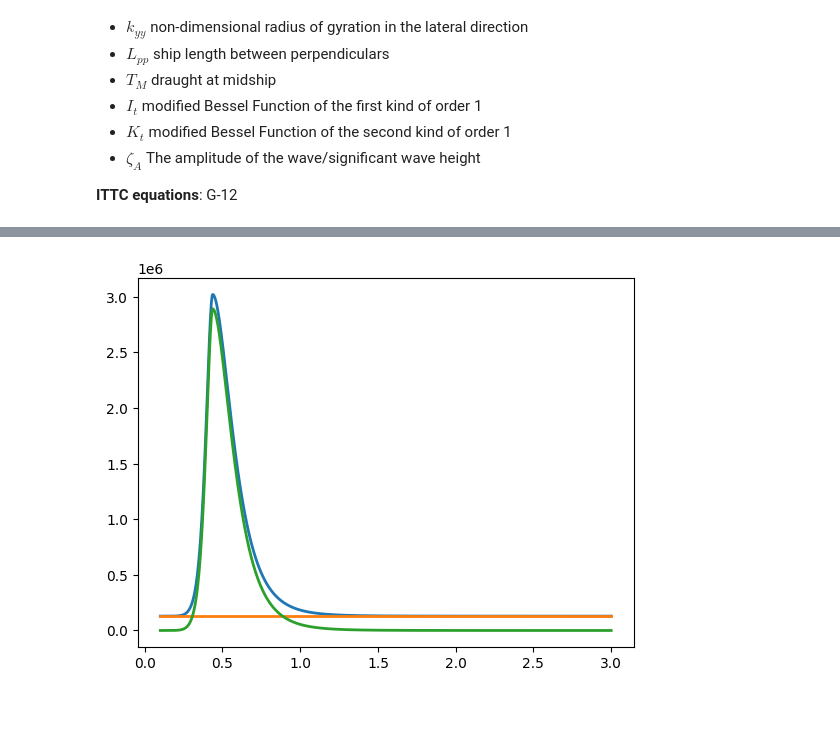
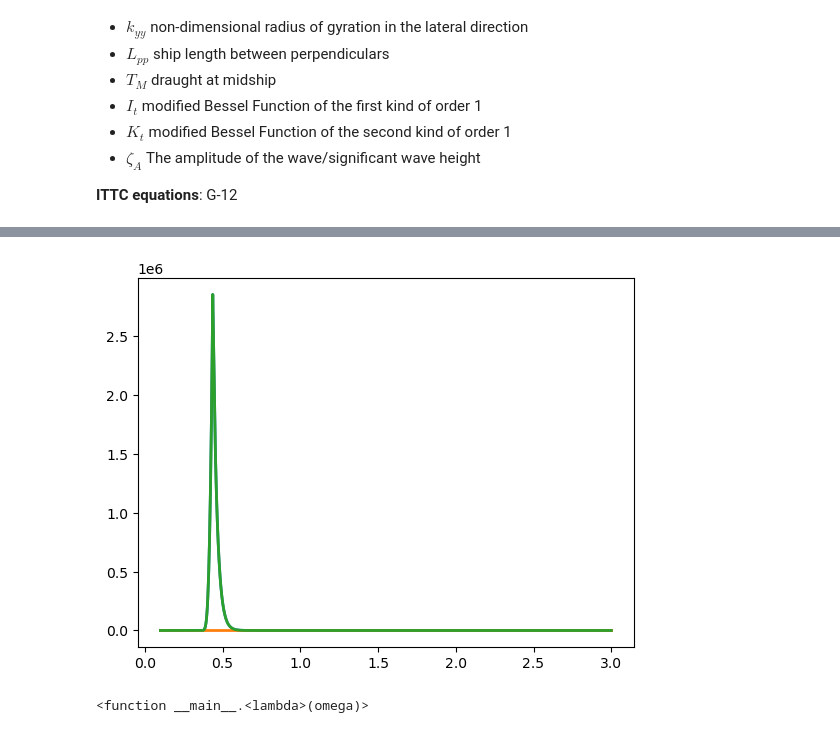
Before and after one commit to silverstream-tech/pyseatrials, a Jupyter notebook: nbs/03_wave_resistance.ipynb, the cells around one changed output, grey strips where cells are left out. Cells and saved outputs as stored; diff of their text form; code cells hidden in the pictures.

```diff
--- a/nbs/03_wave_resistance.ipynb
+++ b/nbs/03_wave_resistance.ipynb
@@ -154,22 +154,22 @@ def _a_1(C_B):
     return 60.3 * C_B**1.34
 
 def _bar_omega_fn(omega, L_pp, g, k_yy, Fr):
-    return (np.sqrt(L_pp / g) * (k_yy**(1/3))) / (1.17 * Fr**(-0.143))*omega
+    return (np.sqrt(L_pp / g) * (k_yy**(1/3))) / (1.17 * 1/ np.power(Fr, 0.143)) * omega
 
 def _b_1(bar_omega):
 
-    logical_test = (bar_omega < 1)
-
-    return (logical_test *11.0) + (~logical_test) *-8.5
+    result = np.where(bar_omega < 1, 11, -8.5)
+    return result
 
 def _d_1(bar_omega, L_pp, B):
 
-    logical_test = (bar_omega < 1)
+    result = np.where(bar_omega < 1, 14, -566 * 1/np.power(L_pp/B, 2.66))
+    return result
 
-    return (logical_test *14.0) + (~logical_test) *(-566 * (L_pp / B)**(-2.66))
 
 def _r_aw(bar_omega, b_1, d_1, a_1, Fr):
-    return (bar_omega**b_1) * np.exp((b_1 / d_1) * (1 - bar_omega**(d_1))) * a_1 * Fr**1.5 * np.exp(3.50 * Fr)
+    return (bar_omega**b_1) * np.exp((b_1 / d_1) * (1 - (1/ np.power(bar_omega, d_1)))) * a_1 * Fr**1.5 * np.exp(3.50 * Fr)
+
 
 def _R_AWML(rho_s, g, zeta_A, B, L_pp, r_aw):
     return ((4 * rho_s * g * zeta_A**2 * B**2) / L_pp ) * r_aw
@@ -255,7 +255,7 @@ Fr = 0.3
 # Example values for other parameters (adjust based on the specific ship)
 omega = 0.3 # circular wave frequency [rads/s]
 g = 9.81  # m/s^2, force of gravity
-k = omega * g # circular wave number [rads/m]
+k = omega**2 / g # circular wave number [rads/m]
 rho_s = 1025  # kg/m^3, water density
 zeta_A = 1  # meters, significant wave height
 B = 32  # meters, beam of the ship
@@ -281,23 +354,25 @@ import matplotlib.pyplot as plt
 # %%
 
 transfer_function = lambda omega: (calculate_R_wave(omega = omega, C_B = C_B, L_pp = L_pp, k_yy = k_yy,
                                                     Fr = Fr , zeta_A = zeta_A, B = B, k = k, T_M = T_M, V_s = V_s, rho_s = rho_s, g = g))
 
 multipliers = [3, 2, 1, 1/2, 1/4, 1/8]
 
-pierson2 = lambda omega: modified_pierson_moskowitz_spectrum(omega, H_W1_3)
+pierson2 = lambda omega: modified_pierson_moskowitz_spectrum(omega, H_W1_3=1)
 x = np.linspace(0.1, 3, 1000)
 y = (np.array([transfer_function(z) for z in x]))
 y2 = (np.array([pierson2(z) for z in x]))
 
 
 fig, ax = plt.subplots()
 
 ax.plot(x, y, linewidth=2.0)
 
 plt.show()
+pierson2
 # %% [output]
-[figure, old version]
+[figure, new version]
+<function __main__.<lambda>(omega)>
 # %%
 #| hide
 import nbdev; nbdev.nbdev_export()
```
Also changed, not shown: parts of 12 cells of this notebook, 2 other files.
